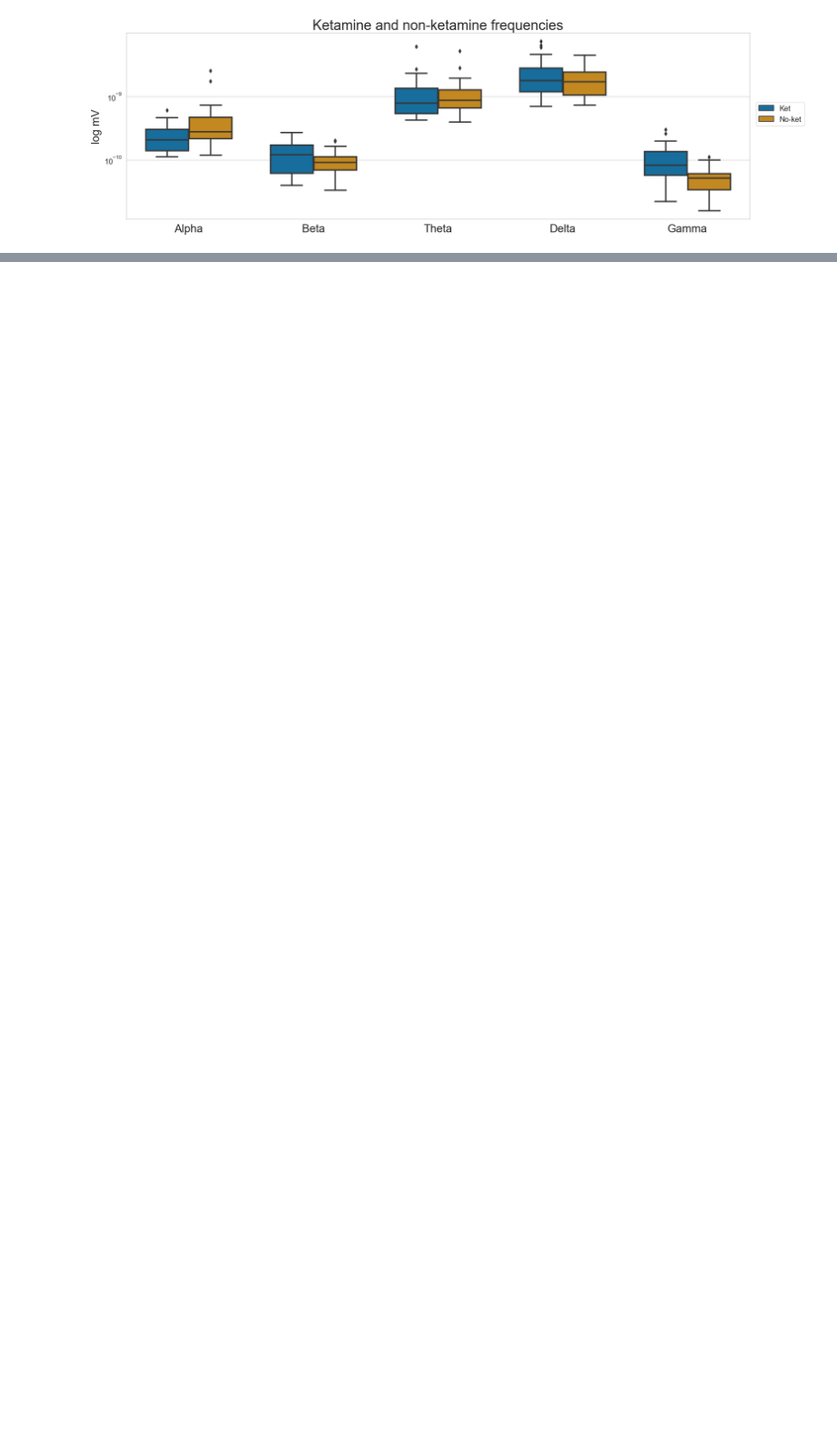
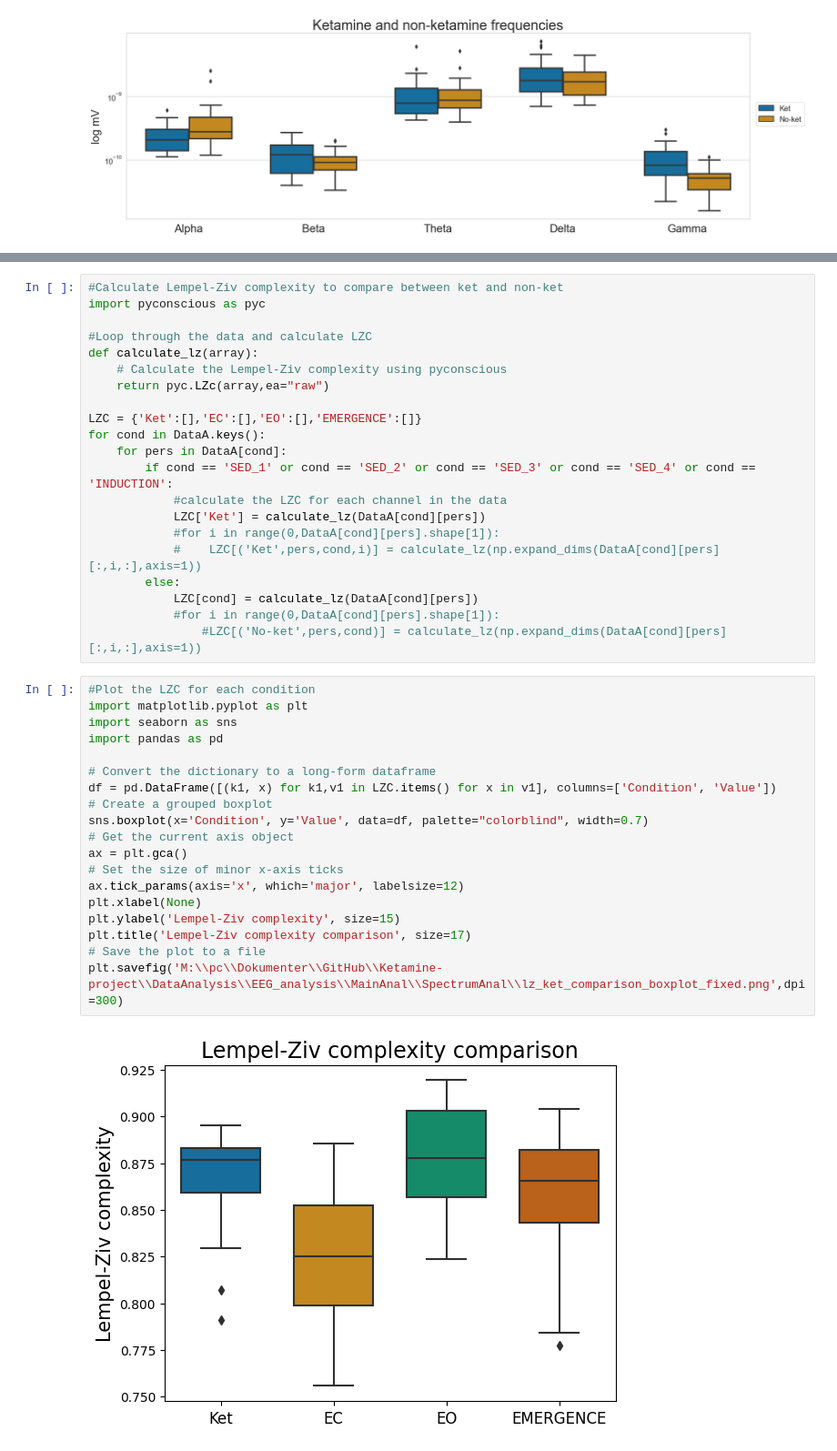
Before and after one commit to AndrlmMass/Ketamine-project, a Jupyter notebook: DataAnalysis/EEG_analysis/MainAnal/SpectrumAnalyses.ipynb, the cells around one changed output, grey strips where cells are left out. Shown at 91% size. Saved outputs shown, nothing was run; the diff lists cells and outputs as text; blank space fills up the shorter version.

Commit message:
lempel ziv analysis added

```diff
--- a/DataAnalysis/EEG_analysis/MainAnal/SpectrumAnalyses.ipynb
+++ b/DataAnalysis/EEG_analysis/MainAnal/SpectrumAnalyses.ipynb
@@ -383,0 +436,42 @@ plt.savefig('M:\\pc\\Dokumenter\\GitHub\\Ketamine-project\\DataAnalysis\\EEG_ana
+# %%
+#Calculate Lempel-Ziv complexity to compare between ket and non-ket
+import pyconscious as pyc
+
+#Loop through the data and calculate LZC
+def calculate_lz(array):
+    # Calculate the Lempel-Ziv complexity using pyconscious
+    return pyc.LZc(array,ea="raw")
+
+LZC = {'Ket':[],'EC':[],'EO':[],'EMERGENCE':[]}
+for cond in DataA.keys():
+    for pers in DataA[cond]:
+        if cond == 'SED_1' or cond == 'SED_2' or cond == 'SED_3' or cond == 'SED_4' or cond == 'INDUCTION':
+            #calculate the LZC for each channel in the data
+            LZC['Ket'] = calculate_lz(DataA[cond][pers])
+            #for i in range(0,DataA[cond][pers].shape[1]):
+            #    LZC[('Ket',pers,cond,i)] = calculate_lz(np.expand_dims(DataA[cond][pers][:,i,:],axis=1))
+        else:
+            LZC[cond] = calculate_lz(DataA[cond][pers])
+            #for i in range(0,DataA[cond][pers].shape[1]):
+                #LZC[('No-ket',pers,cond)] = calculate_lz(np.expand_dims(DataA[cond][pers][:,i,:],axis=1))
+# %%
+#Plot the LZC for each condition
+import matplotlib.pyplot as plt
+import seaborn as sns
+import pandas as pd
+
+# Convert the dictionary to a long-form dataframe
+df = pd.DataFrame([(k1, x) for k1,v1 in LZC.items() for x in v1], columns=['Condition', 'Value'])
+# Create a grouped boxplot
+sns.boxplot(x='Condition', y='Value', data=df, palette="colorblind", width=0.7)
+# Get the current axis object
+ax = plt.gca()
+# Set the size of minor x-axis ticks
+ax.tick_params(axis='x', which='major', labelsize=12)
+plt.xlabel(None)
+plt.ylabel('Lempel-Ziv complexity', size=15)
+plt.title('Lempel-Ziv complexity comparison', size=17)
+# Save the plot to a file
+plt.savefig('M:\\pc\\Dokumenter\\GitHub\\Ketamine-project\\DataAnalysis\\EEG_analysis\\MainAnal\\SpectrumAnal\\lz_ket_comparison_boxplot_fixed.png',dpi=300)
+# %% [output]
+[figure, added]
```
Also changed, not shown: parts of 13 cells of this notebook.
